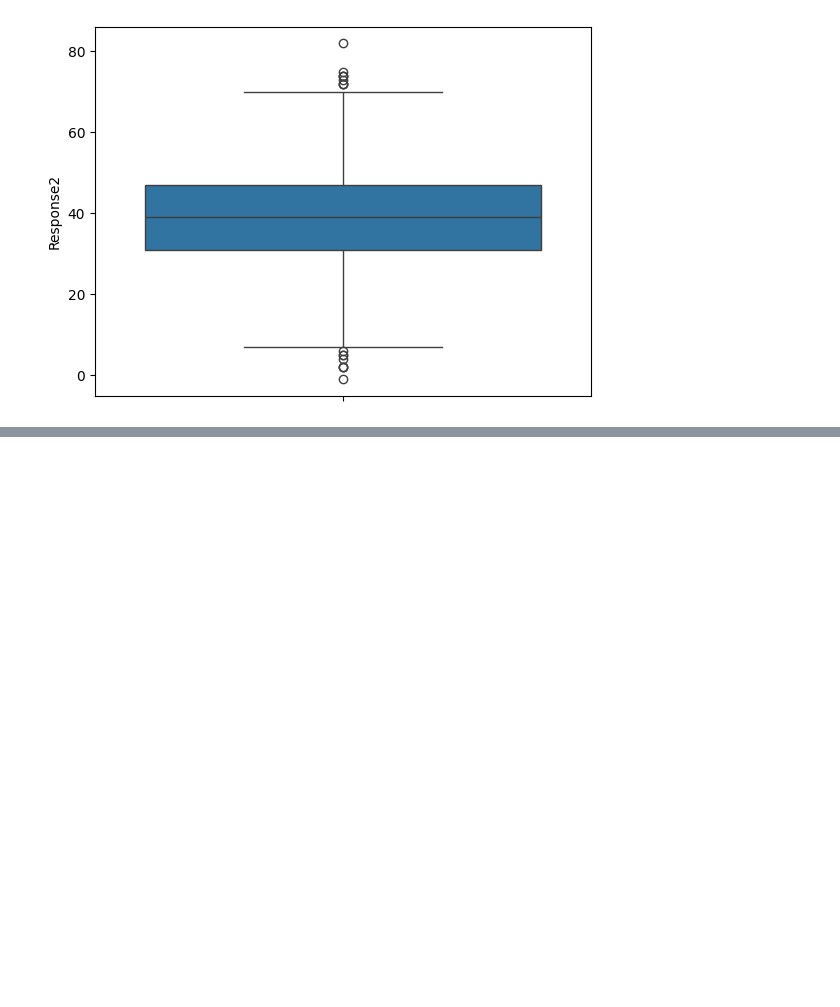
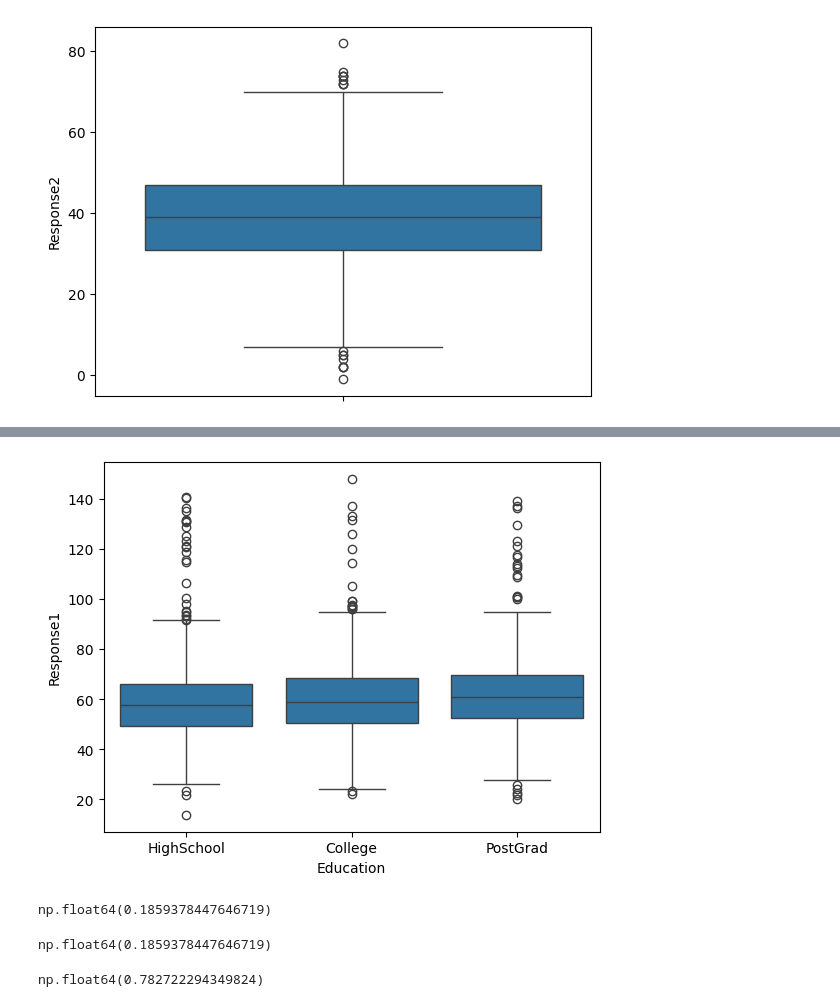
Before and after one commit to realshubhamraut/CDAC-DBDA-coursework, a Jupyter notebook: 08.advanced-analytics-stats/classfiles/day_6_inferential_stats.ipynb, the cells around one changed output, grey strips where cells are left out. Drawn from its saved outputs; the diff is of its cells as text; code cells hidden in the pictures; blank space fills up the shorter version.

```diff
--- a/08.advanced-analytics-stats/classfiles/day_6_inferential_stats.ipynb
+++ b/08.advanced-analytics-stats/classfiles/day_6_inferential_stats.ipynb
@@ -303,0 +324,5 @@ plt.show()
+# %%
+sns.boxplot(x=df.Education, y = df.Response1)
+plt.show()
+# %% [output]
+[figure, added]
@@ -303,0 +344,12 @@ plt.show()
+# %%
+binom.pmf(10,15,0.6)  # binom.pmf = Binomial Probability Mass Function
+# %% [output]
+np.float64(0.1859378447646719)
+# %%
+binom.pmf(10,15,0.6)
+# %% [output]
+np.float64(0.1859378447646719)
+# %%
+binom.cdf(10,15,0.6)     # cumilitive distributed function, from 1-10, out of 15
+# %% [output]
+np.float64(0.782722294349824)
```
Also changed, not shown: parts of 31 cells of this notebook, 6 other files.
